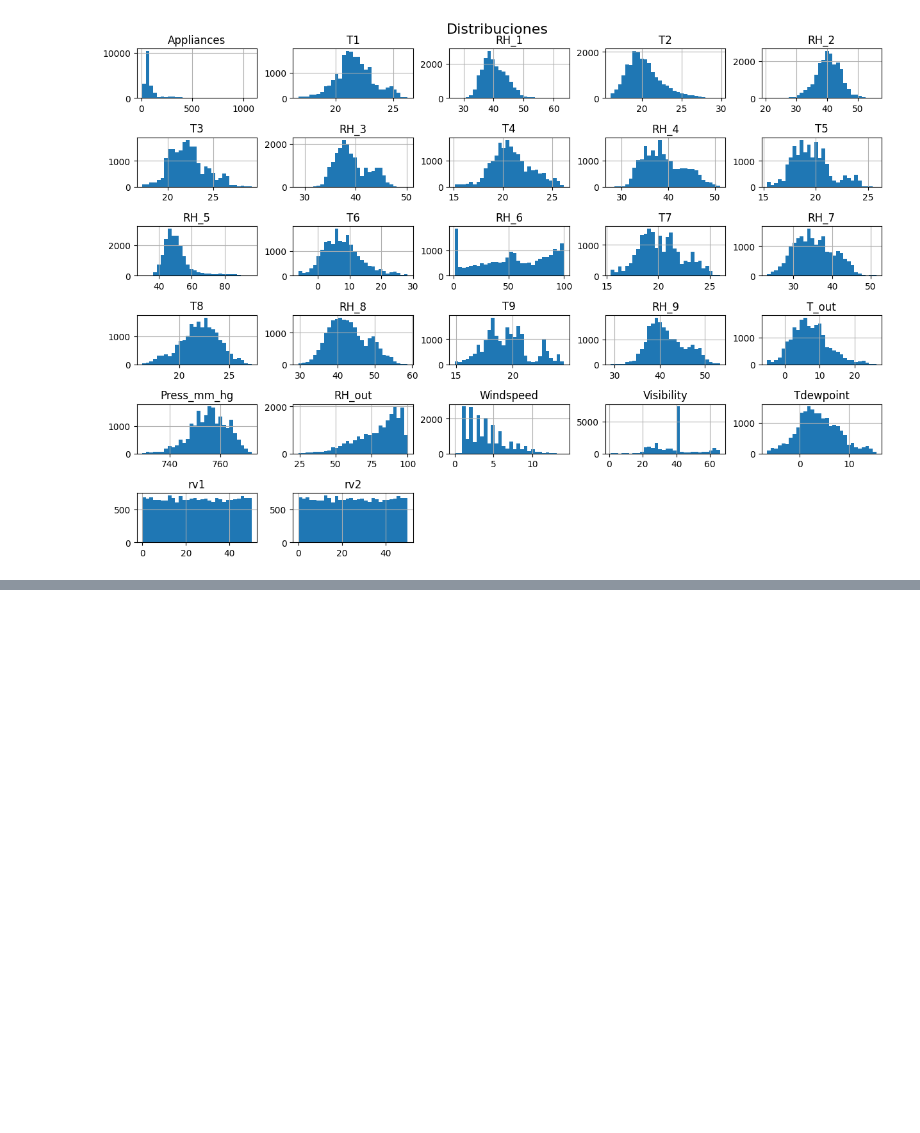
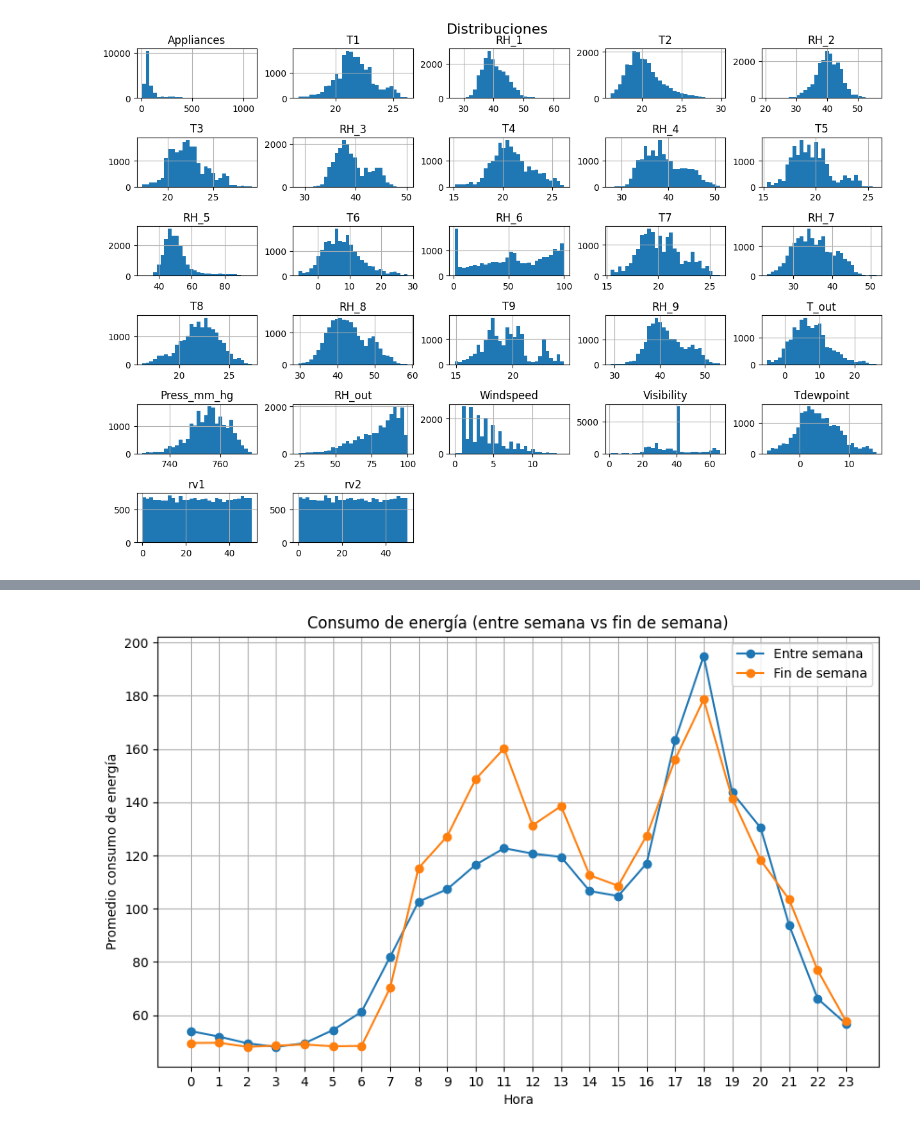
Before and after one commit to Dern965/ProyectoDaad, a Jupyter notebook: Proyecto.ipynb, the cells around one changed output, grey strips where cells are left out. Saved outputs shown, nothing was run; the diff lists cells and outputs as text; code cells hidden in the pictures; blank space fills up the shorter version.

```diff
--- a/Proyecto.ipynb
+++ b/Proyecto.ipynb
@@ -94,3 +139,23 @@ plt.show()
+# %%
+plt.figure(figsize=(10, 6))
+
+energia_entre_semana = df[df['Día (de la semana)'] < 5].groupby('Hora')['Appliances'].mean()
+energia_fin = df[df['Día (de la semana)'] >= 5].groupby('Hora')['Appliances'].mean()
+
+# Plot energy consumption for weekdays and weekends
+plt.plot(energia_entre_semana.index, energia_entre_semana.values, label='Entre semana', marker='o')
+plt.plot(energia_fin.index, energia_fin.values, label='Fin de semana', marker='o')
+
+plt.title('Consumo de energía (entre semana vs fin de semana)')
+plt.xlabel('Hora')
+plt.ylabel('Promedio consumo de energía')
+plt.xticks(range(24))
+plt.grid(True)
+plt.legend()
+
+plt.show()
+# %% [output]
+[figure, added]
 # %%
 col_list = list(df.describe().columns)
 plt.figure(figsize=(25, 20))
```
Also changed, not shown: parts of 13 cells of this notebook.
